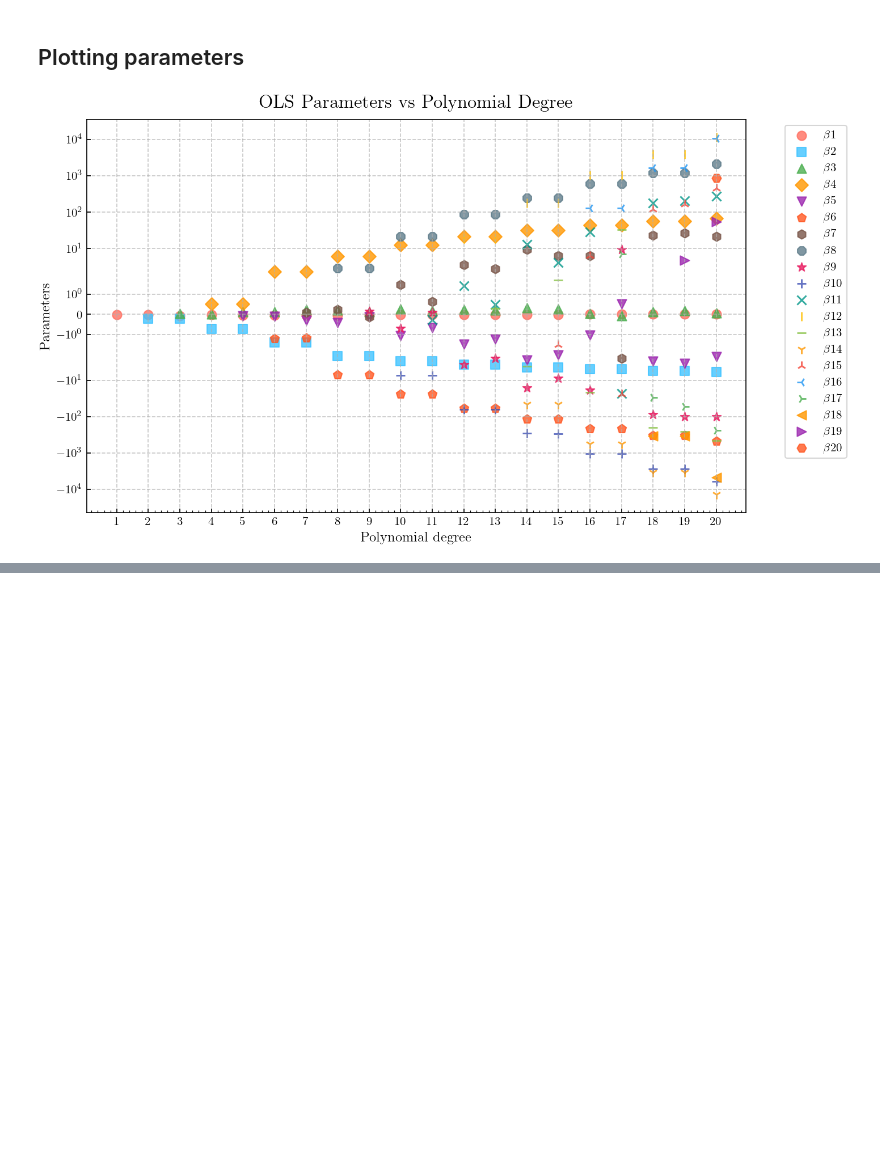
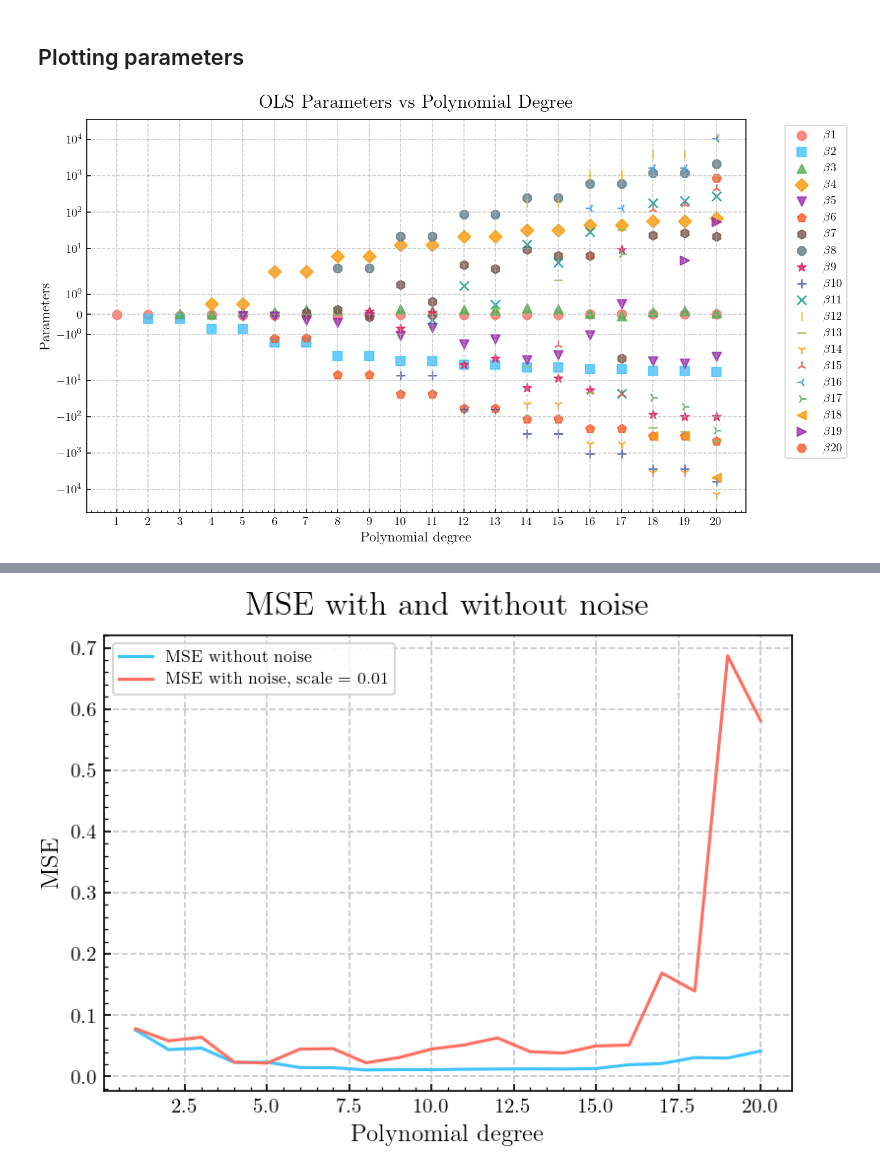
Before and after one commit to egil10/FYSSTK3155, a Jupyter notebook: PROJECT 1/Code/Exa.ipynb, the cells around one changed output, grey strips where cells are left out. Cells and saved outputs as stored; diff of their text form; code cells hidden in the pictures; blank space fills up the shorter version.

```diff
--- a/PROJECT 1/Code/Exa.ipynb
+++ b/PROJECT 1/Code/Exa.ipynb
@@ -227,0 +231,81 @@ plt.show()
+# %%
+# Prepare data
+x, y, x_train, x_test, y_train, y_test, y_noisy = prepare_data(n=100, noise_scale=0.1)
+x_train_noisy, x_test_noisy, y_train_noisy, y_test_noisy = train_test_split(x, y_noisy, test_size=0.2, random_state=6114)
+
+# Define maximal polynomial degree
+deg_max = 20
+
+# Define empty lists/arrays for storing MSEs, R2-scores and parameters
+
+MSE_noisy=[]
+R2_score_noisy=[]
+
+# Degrees you want to show in regression plot
+plot_degrees = [1, 5, 10, 15, 20]
+
+# Loop over ALL degrees
+for p in range(1, deg_max+1):
+    # Feature matrix for plotting/predicting
+    X_plot = polynomial_features(x, p, intercept=False)
+    # Feature matrix for training
+    X_train = polynomial_features(x_train_noisy, p, intercept=False)
+    # Feature matrix for testing
+    X_test  = polynomial_features(x_test_noisy, p, intercept=False)
+
+    # Scaling data
+    scaler = StandardScaler()
+    scaler.fit(X_train)
+    X_train_s = scaler.transform(X_train)
+    X_test_s  = scaler.transform(X_test)
+    X_plot_s  = scaler.transform(X_plot)
+
+    # Compute closed-form OLS parameters
+    beta_noisy = OLS_parameters(X_train_s, y_train_noisy)
+
+    # Compute y_offset (because Intercept = False)
+    y_offset = np.mean(y_train_noisy)
+    # Add offset to prediction, predict on test data
+    y_pred = X_test_s @ beta_noisy + y_offset
+    # Add MSE to list, predicted on test data
+    MSE_noisy.append(mean_squared_error(y_test_noisy, y_pred))
+    # Add R2-score to list
+    R2_score_noisy.append(r2_score(y_true=y_test_noisy, y_pred=y_pred))
+
+
+
+
+# Common x for metric plots
+degrees = np.arange(1, deg_max+1)
+
+# Test and Train MSE in same plot
+plt.figure()
+plt.plot(degrees, MSE, label="MSE without noise", color='#40C4FF', linewidth=1.5)
+plt.plot(degrees, MSE_noisy, label="MSE with noise, scale = 0.01", color='#FF6F61', linewidth=1.5)
+plt.title("MSE with and without noise", fontsize=16, fontfamily='sans-serif', pad=10)
+plt.xlabel("Polynomial degree", fontsize=12, fontfamily='sans-serif')
+plt.ylabel("MSE", fontsize=12, fontfamily='sans-serif')
+plt.legend(fontsize=8)
+plt.grid(True, linestyle='--', alpha=0.7)
+fig = plt.gcf()
+fig.set_size_inches(6, 4)
+plt.savefig("Plots/mse_with_noise_vs_degree.pdf", bbox_inches="tight")
+plt.show()
+
+
+
+# R^2 (test)
+plt.figure()
+plt.plot(degrees, R2_score, label="$R^2$-score, without noise", color='#40C4FF', linewidth=1.5)
+plt.plot(degrees, R2_score_noisy, label="$R^2$-score with noise, scale = 0.01", color='#FF6F61', linewidth=1.5)
+plt.title("$R^2$ Score with and without noise", fontsize=16, fontfamily='sans-serif', pad=10)
+plt.xlabel("Polynomial degree", fontsize=12, fontfamily='sans-serif')
+plt.ylabel("$R^2$ Score", fontsize=12, fontfamily='sans-serif')
+plt.legend(fontsize=8)
+fig = plt.gcf()
+fig.set_size_inches(6, 4)   # <- force size here
+plt.grid(True, linestyle='--', alpha=0.7)
+plt.savefig("Plots/r2_with_noise.pdf", bbox_inches="tight")
+plt.show()
+# %% [output]
+[figure, added]
```
Also changed, not shown: parts of 3 cells of this notebook.
